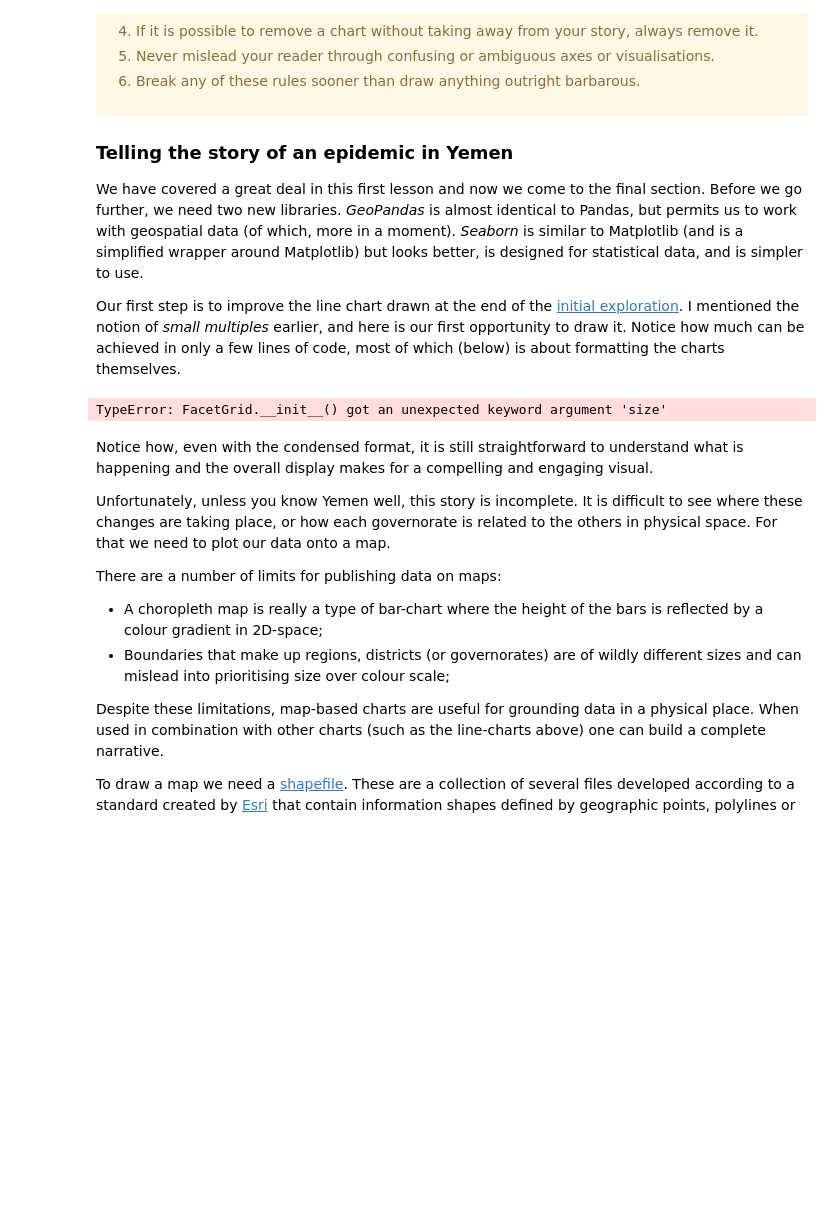
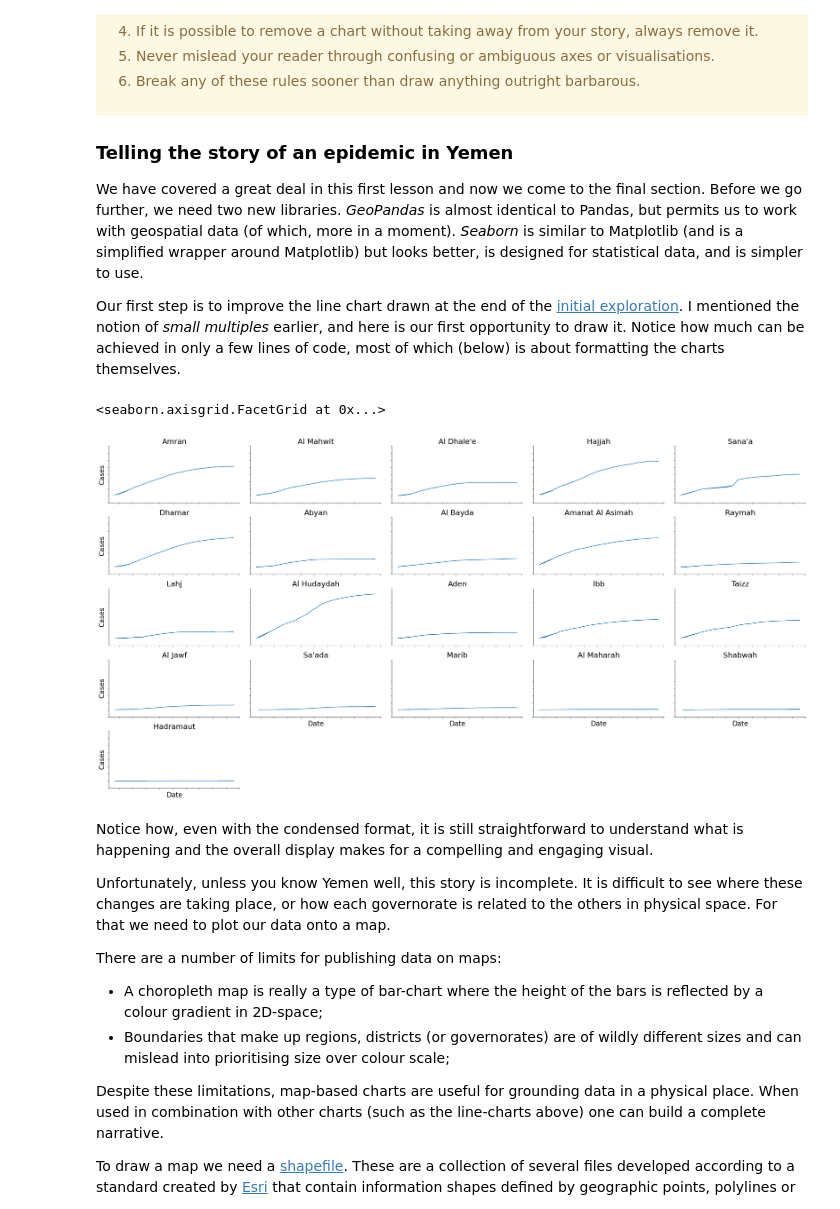
Before and after one commit to vKenjo/3.3-data-vis, a Jupyter notebook: Case-Data Storytelling.ipynb, the cells around one changed output. Saved outputs shown, nothing was run; the diff lists cells and outputs as text; code cells hidden in the pictures; blank space fills up the shorter version.

```diff
--- a/Case-Data Storytelling.ipynb
+++ b/Case-Data Storytelling.ipynb
@@ -88,14 +88,16 @@ Open your own Jupyter Notebook and follow along with the code:
 # We use 'as' so that we can reference it as 'pd', which is shorter to type.
 import pandas as pd
 
-# In Python, we can declare our variables by simply naming them, like below
-# 'data_url' is a variable name and the url is the text reference we're assigning to it
-data_url = "https://docs.google.com/spreadsheets/d/1P0ob0sfz3xqG8u_dxT98YcVTMwzPSnya_qx6MbX-_Z8/pub?gid=0&single=true&output=csv"
-
-# We import our data as a 'dataframe' using this simple instruction.
-# How did I know it was a CSV file? If you look at the end of the urls (above), you'll see 'output=csv'.
-# A variable in Python can be anything. Here our variable is a Pandas dataframe type.
-data = pd.read_csv(data_url)
+# Prefer a local CSV if available (the workspace contains 'yemen-cholera-outbreak.csv').
+# Fallback to the public Google Sheets CSV if the local file is not present.
+local_path = "yemen-cholera-outbreak.csv"
+try:
+    data = pd.read_csv(local_path, parse_dates=["Date"])
+    print(f"Loaded local file: {local_path}")
+except Exception:
+    # Fallback to the original public Google Sheets CSV
+    data_url = "https://docs.google.com/spreadsheets/d/1P0ob0sfz3xqG8u_dxT98YcVTMwzPSnya_qx6MbX-_Z8/pub?gid=0&single=true&output=csv"
+    data = pd.read_csv(data_url, parse_dates=["Date"])
 
 # Lets see what that looks like (I limit the number of rows printed by using '[:10]',
 # and Python is '0' indexed, meaning the first term starts at '0'):
@@ -556,15 +560,16 @@ Our first step is to improve the line chart drawn at the end of the [initial exp
 # %%
 # Seaborn for plotting and styling
 import seaborn as sns
 
 # Everything you need to know about Seaborn FacetGrid
 # https://seaborn.pydata.org/generated/seaborn.FacetGrid.html#seaborn.FacetGrid
-sm = sns.FacetGrid(data_slice, col="Governorate", col_wrap=5, size=3, aspect=2, margin_titles=True)
+sm = sns.FacetGrid(data_slice, col="Governorate", col_wrap=5, height=3, aspect=2, margin_titles=True)
 sm = sm.map(plt.plot, "Date", "Cases")
 # And now format the plots with appropriate titles and font sizes
 sm.set_titles("{col_name}", size=22).set_ylabels(size=20).set_yticklabels(size=15).set_xlabels(size=20).set_xticklabels(size=12)
 # %% [output]
-TypeError: FacetGrid.__init__() got an unexpected keyword argument 'size'
+<seaborn.axisgrid.FacetGrid at 0x...>
+[figure, added]
 # %% [markdown]
 Notice how, even with the condensed format, it is still straightforward to understand what is happening and the overall display makes for a compelling and engaging visual.
 
```
Also changed, not shown: parts of 11 cells of this notebook, 2 other files.
